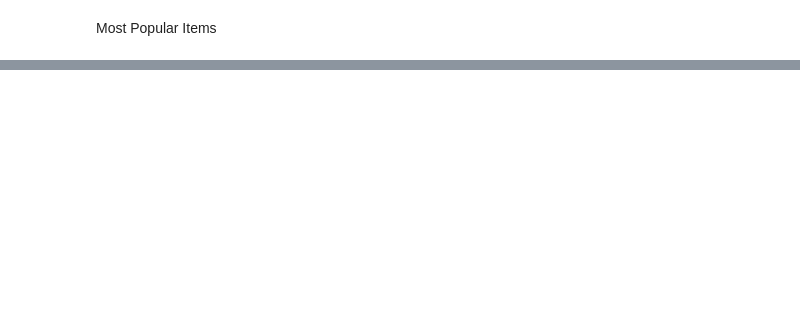
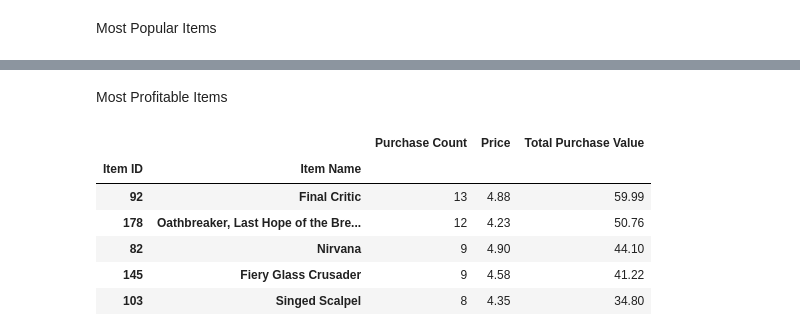
Before and after one commit to Chafloks/pandas-challenge, a Jupyter notebook: HeroesOfPymoli/main.ipynb, the cells around one changed output, grey strips where cells are left out. Cells and saved outputs as stored; diff of their text form; code cells hidden in the pictures; blank space fills up the shorter version.

```diff
--- a/HeroesOfPymoli/main.ipynb
+++ b/HeroesOfPymoli/main.ipynb
@@ -234,2 +250,18 @@ top_players_df
 # %% [markdown]
 Most Popular Items
+# %%
+pop_items_sum = data.groupby(['Item ID',"Item Name"]).sum()
+pop_items_cnt = data.groupby(['Item ID','Item Name']).count()
+pop_item_price = data[["Price","Item ID","Item Name"]]
+pop_item_price = pop_item_price.drop_duplicates(subset='Item ID', keep='first')
+pop_item_price = pop_item_price.set_index(['Item ID','Item Name'])
+pop_items_cnt = pop_items_cnt.drop(columns=(["Purchase ID","SN","Gender","Age Ranges","Age"]))
+pop_items_cnt = pop_items_cnt.rename(columns={"Price":"Purchase Count"})
+pop_items_sum = pop_items_sum.drop(columns=(["Purchase ID","Age"]))
+pop_items_sum = pop_items_sum.rename(columns={"Price":"Total Purchase Value"})
+items_pop_df = pd.merge(pop_items_sum,pop_items_cnt["Purchase Count"],left_index=True, right_index=True)
+items_pop_df = pd.merge(items_pop_df,pop_item_price["Price"],left_index=True, right_index=True)
+items_pop_df = items_pop_df[["Purchase Count","Price","Total Purchase Value"]]
+items_popular_df = items_pop_df.sort_values(by="Purchase Count",ascending=False)
+items_popular_df = items_popular_df.head(5)
+items_popular_df
@@ -235,0 +276,14 @@ Most Popular Items
+# %% [markdown]
+Most Profitable Items
+# %%
+items_profitable_df = items_pop_df.sort_values(by="Total Purchase Value",ascending=False)
+items_profitable_df = items_profitable_df.head(5)
+items_profitable_df
+# %% [output]
+|  |  | Purchase Count | Price | Total Purchase Value |
+| Item ID | Item Name |  |  |  |
+| 92 | Final Critic | 13 | 4.88 | 59.99 |
+| 178 | Oathbreaker, Last Hope of the Bre... | 12 | 4.23 | 50.76 |
+| 82 | Nirvana | 9 | 4.90 | 44.10 |
+| 145 | Fiery Glass Crusader | 9 | 4.58 | 41.22 |
+| 103 | Singed Scalpel | 8 | 4.35 | 34.80 |
```
Also changed, not shown: parts of 4 cells of this notebook.
